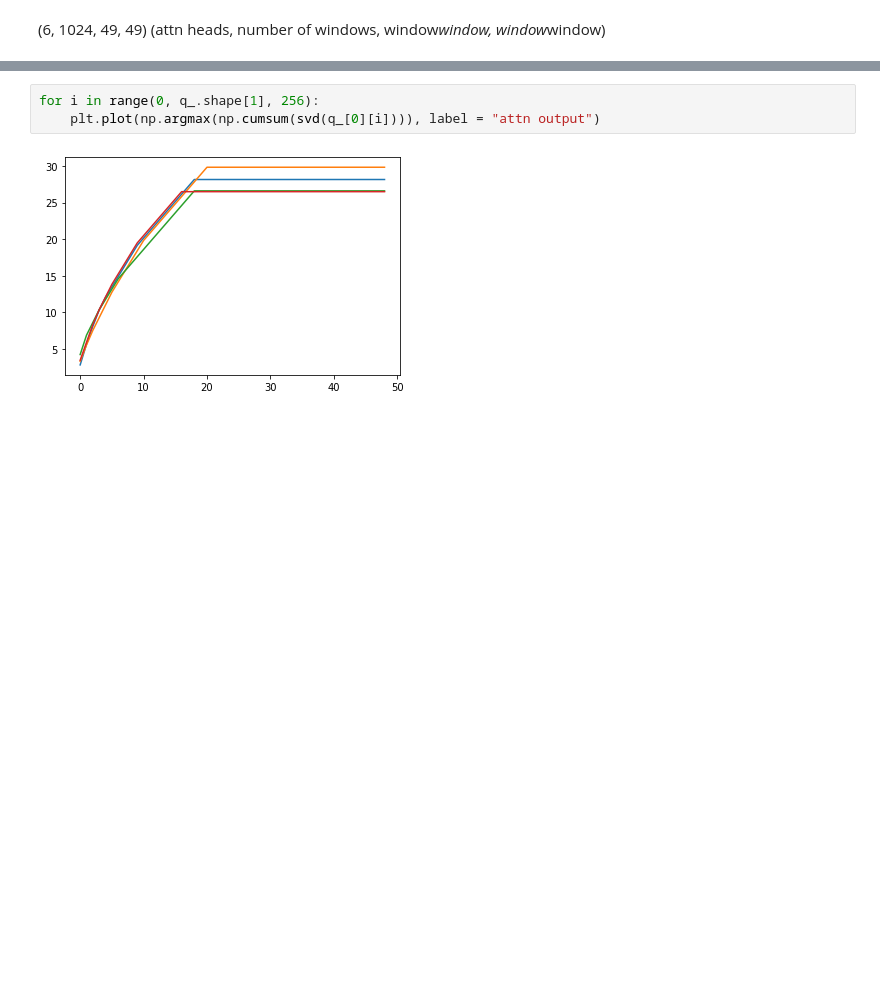
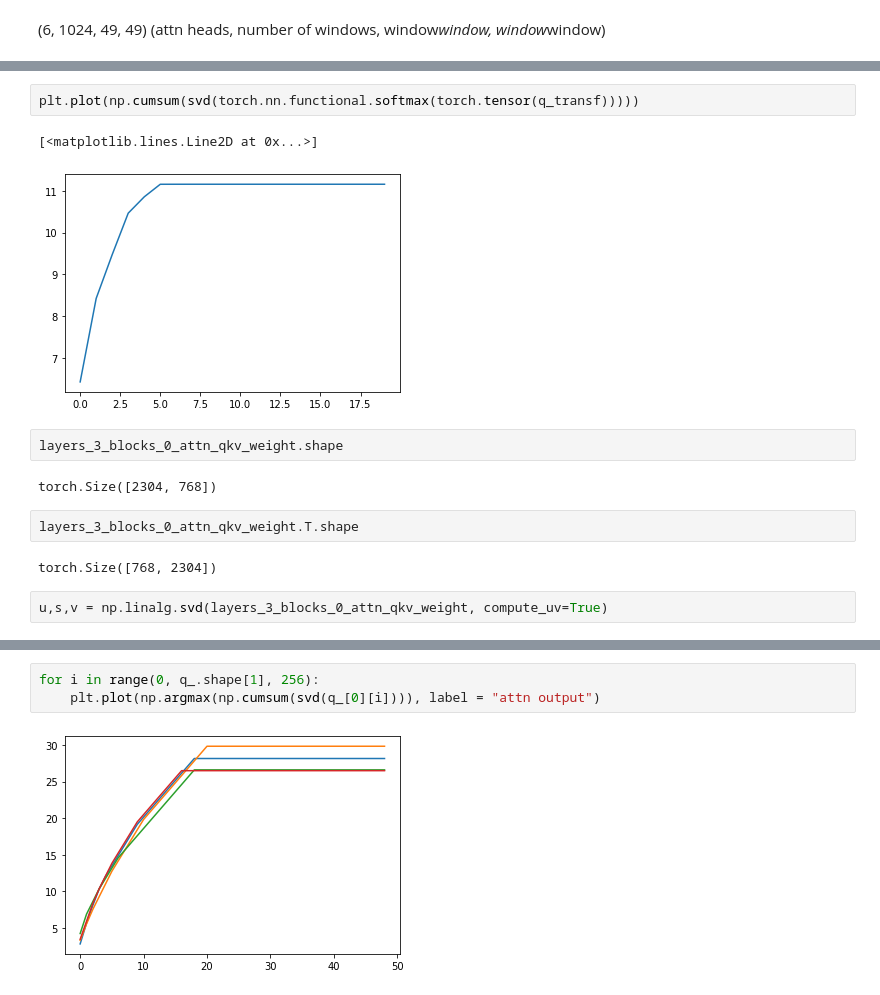
Before and after one commit to ashwinve/ODML-SwinT-JetNano, a Jupyter notebook: ODML-Swin-Transformer/LoRA_analysis.ipynb, the cells around one changed output, grey strips where cells are left out. Drawn from its saved outputs; the diff is of its cells as text; blank space fills up the shorter version.

```diff
--- a/ODML-Swin-Transformer/LoRA_analysis.ipynb
+++ b/ODML-Swin-Transformer/LoRA_analysis.ipynb
@@ -460,0 +515,15 @@ q_.shape
+# %%
+plt.plot(np.cumsum(svd(torch.nn.functional.softmax(torch.tensor(q_transf)))))
+# %% [output]
+[<matplotlib.lines.Line2D at 0x...>]
+[figure, added]
+# %%
+layers_3_blocks_0_attn_qkv_weight.shape
+# %% [output]
+torch.Size([2304, 768])
+# %%
+layers_3_blocks_0_attn_qkv_weight.T.shape
+# %% [output]
+torch.Size([768, 2304])
+# %%
+u,s,v = np.linalg.svd(layers_3_blocks_0_attn_qkv_weight, compute_uv=True)
```
Also changed, not shown: parts of 45 cells of this notebook, 6 other files.
